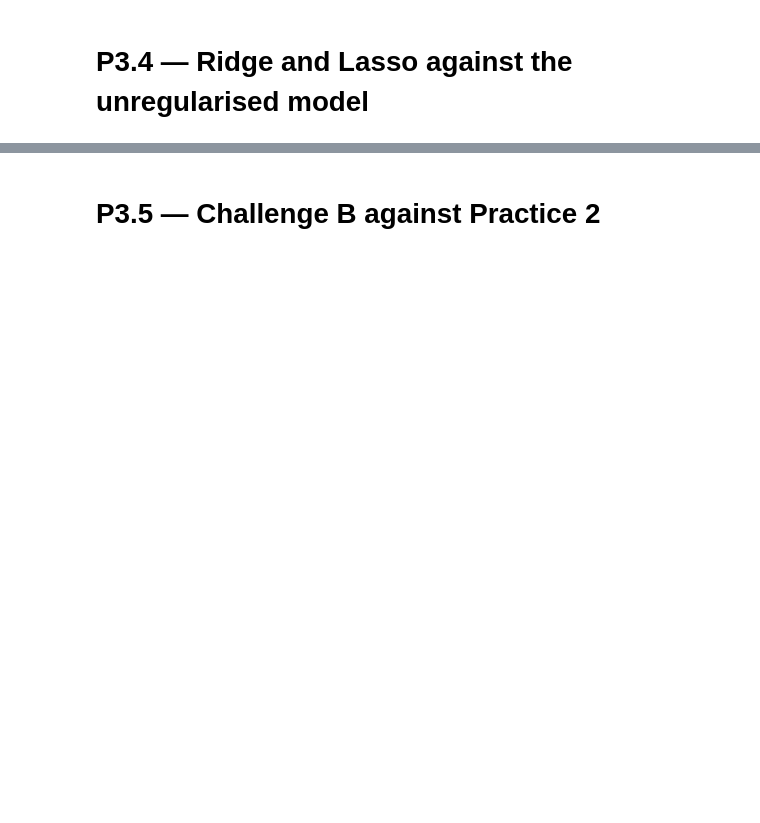
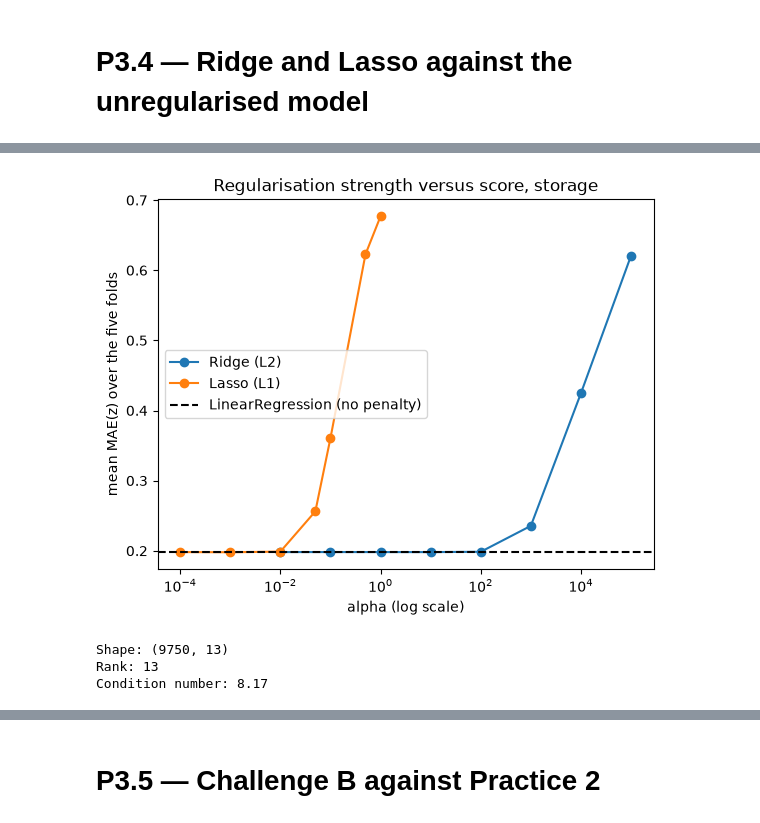
Before and after one commit to lxmfran/Practice_ML, a Jupyter notebook: notebooks/R3_p3_storage.ipynb, the cells around one changed output, grey strips where cells are left out. Drawn from its saved outputs; the diff is of its cells as text; code cells hidden in the pictures; blank space fills up the shorter version.

```diff
--- a/notebooks/R3_p3_storage.ipynb
+++ b/notebooks/R3_p3_storage.ipynb
@@ -43,2 +159,32 @@ Paste here the cells published by R1 and R4. They are **not** pasted into the fi
 # %%
-# TODO: strength-versus-score curve for both penalties, with the unregularised model as comparator
+ridge_scores = []
+for alpha in ridge_alphas:
+    fold_scores = []
+    for train_idx, val_idx in folds:
+        model = Pipeline([("prep", make_preprocessor()), ("reg", Ridge(alpha=alpha))])
+        model.fit(X.iloc[train_idx], z.iloc[train_idx])
+        z_pred = model.predict(X.iloc[val_idx])
+        fold_scores.append(mean_absolute_error(z.iloc[val_idx], z_pred))
+    ridge_scores.append(np.mean(fold_scores))
+
+lasso_scores = []
+lasso_zeros = []
+for alpha in lasso_alphas:
+    fold_scores = []
+    fold_zeros = []
+    for train_idx, val_idx in folds:
+        lasso = Lasso(alpha=alpha, max_iter=10000)
+        model = Pipeline([("prep", make_preprocessor()), ("reg", lasso)])
+        model.fit(X.iloc[train_idx], z.iloc[train_idx])
+        z_pred = model.predict(X.iloc[val_idx])
+        fold_scores.append(mean_absolute_error(z.iloc[val_idx], z_pred))
+        fold_zeros.append(int(np.sum(model.named_steps["reg"].coef_ == 0)))
+    lasso_scores.append(np.mean(fold_scores))
+    lasso_zeros.append(fold_zeros)
+
+ols_mean = np.mean(mae_list)
+print("LinearRegression:", round(ols_mean, 4))
+for i in range(len(ridge_alphas)):
+    print("Ridge", ridge_alphas[i], round(ridge_scores[i], 4))
+for i in range(len(lasso_alphas)):
+    print("Lasso", lasso_alphas[i], round(lasso_scores[i], 4), "zeros per fold:", lasso_zeros[i])
@@ -45,3 +208,24 @@ Paste here the cells published by R1 and R4. They are **not** pasted into the fi
 # %%
-# TODO: count of coefficients driven to exactly zero under Lasso
+plt.plot(ridge_alphas, ridge_scores, marker="o", label="Ridge (L2)")
+plt.plot(lasso_alphas, lasso_scores, marker="o", label="Lasso (L1)")
+plt.axhline(ols_mean, color="black", linestyle="--", label="LinearRegression (no penalty)")
+plt.xscale("log")
+plt.xlabel("alpha (log scale)")
+plt.ylabel("mean MAE(z) over the five folds")
+plt.title("Regularisation strength versus score, storage")
+plt.legend()
+plt.show()
+# %% [output]
+[figure, added]
+# %%
+train_idx, val_idx = folds[0]
+prep = make_preprocessor()
+X_train_prep = prep.fit_transform(X.iloc[train_idx])
+print("Shape:", X_train_prep.shape)
+print("Rank:", np.linalg.matrix_rank(X_train_prep))
+print("Condition number:", round(np.linalg.cond(X_train_prep), 2))
+# %% [output]
+Shape: (9750, 13)
+Rank: 13
+Condition number: 8.17
 # %% [markdown]
```
Also changed, not shown: parts of 16 cells of this notebook.
